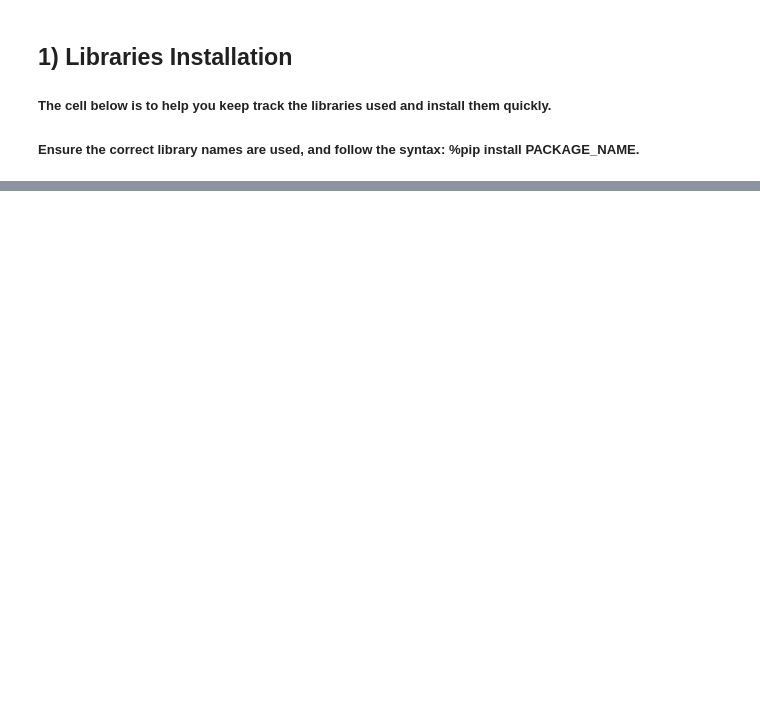
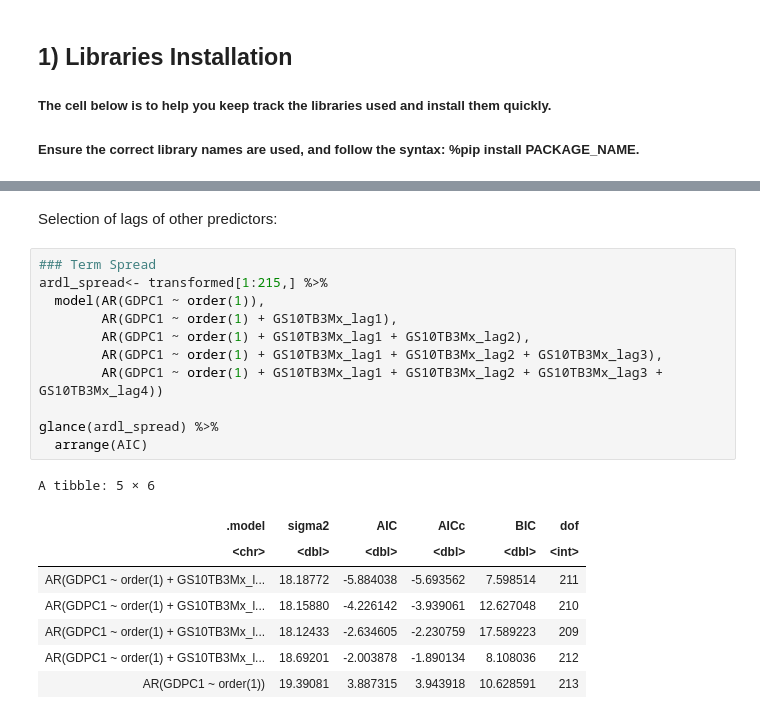
Before and after one commit to jack-gin/databustersteam33, a Jupyter notebook: NUS_DSESC_DATABUSTERS_33.ipynb, the cells around one changed output, grey strips where cells are left out. Cells and saved outputs as stored; diff of their text form; blank space fills up the shorter version.

```diff
--- a/NUS_DSESC_DATABUSTERS_33.ipynb
+++ b/NUS_DSESC_DATABUSTERS_33.ipynb
@@ -149,0 +87,22 @@ AIC = 0.17      AICc = 0.33     BIC = 14.45
+# %% [markdown]
+Selection of lags of other predictors:
+# %%
+### Term Spread
+ardl_spread<- transformed[1:215,] %>%
+  model(AR(GDPC1 ~ order(1)),
+        AR(GDPC1 ~ order(1) + GS10TB3Mx_lag1),
+        AR(GDPC1 ~ order(1) + GS10TB3Mx_lag1 + GS10TB3Mx_lag2),
+        AR(GDPC1 ~ order(1) + GS10TB3Mx_lag1 + GS10TB3Mx_lag2 + GS10TB3Mx_lag3),
+        AR(GDPC1 ~ order(1) + GS10TB3Mx_lag1 + GS10TB3Mx_lag2 + GS10TB3Mx_lag3 + GS10TB3Mx_lag4))
+
+glance(ardl_spread) %>%
+  arrange(AIC)
+# %% [output]
+A tibble: 5 × 6
+| .model | sigma2 | AIC | AICc | BIC | dof |
+| <chr> | <dbl> | <dbl> | <dbl> | <dbl> | <int> |
+| AR(GDPC1 ~ order(1) + GS10TB3Mx_l... | 18.18772 | -5.884038 | -5.693562 | 7.598514 | 211 |
+| AR(GDPC1 ~ order(1) + GS10TB3Mx_l... | 18.15880 | -4.226142 | -3.939061 | 12.627048 | 210 |
+| AR(GDPC1 ~ order(1) + GS10TB3Mx_l... | 18.12433 | -2.634605 | -2.230759 | 17.589223 | 209 |
+| AR(GDPC1 ~ order(1) + GS10TB3Mx_l... | 18.69201 | -2.003878 | -1.890134 | 8.108036 | 212 |
+| AR(GDPC1 ~ order(1)) | 19.39081 | 3.887315 | 3.943918 | 10.628591 | 213 |
```
Also changed, not shown: parts of 16 cells of this notebook.
